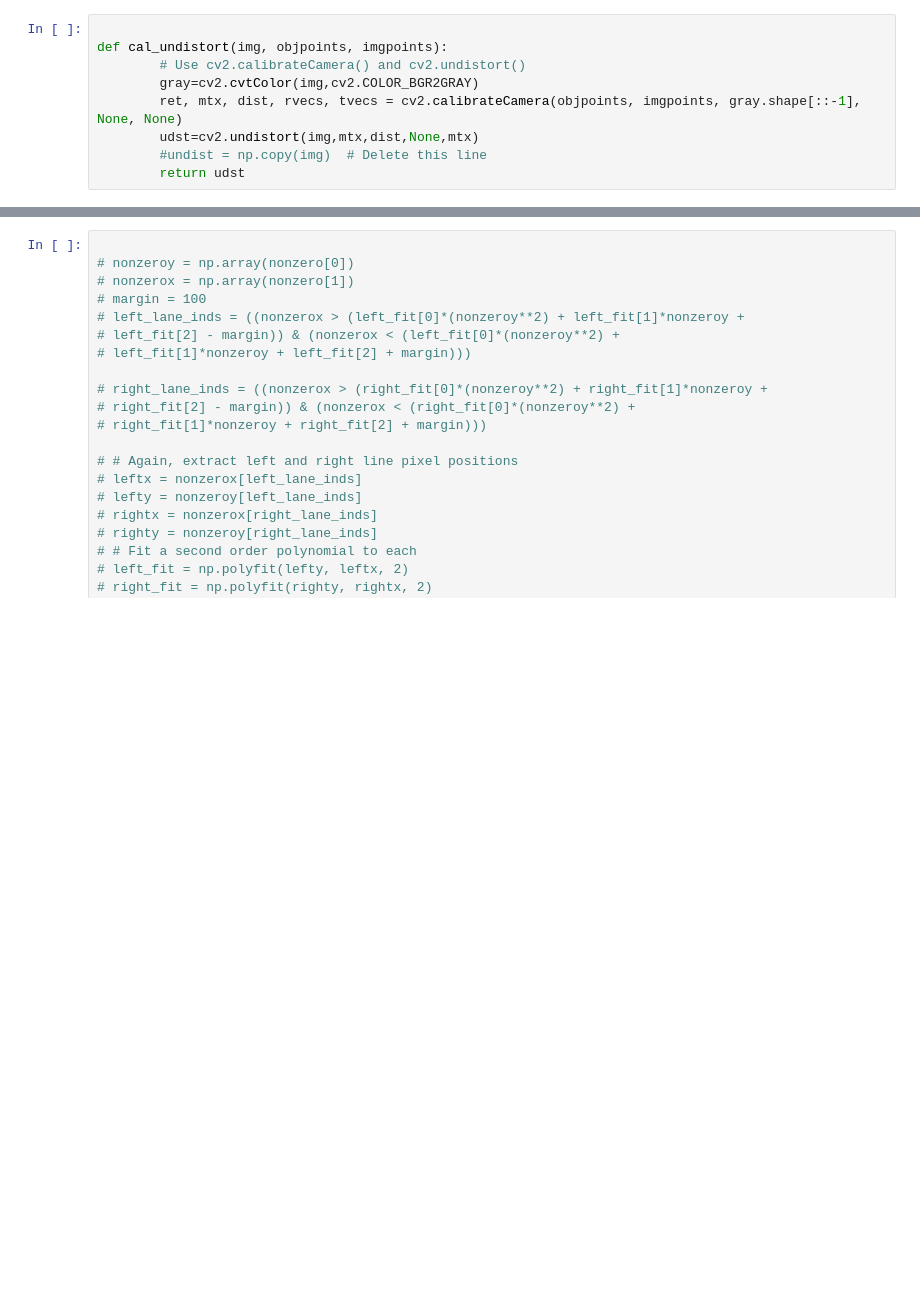
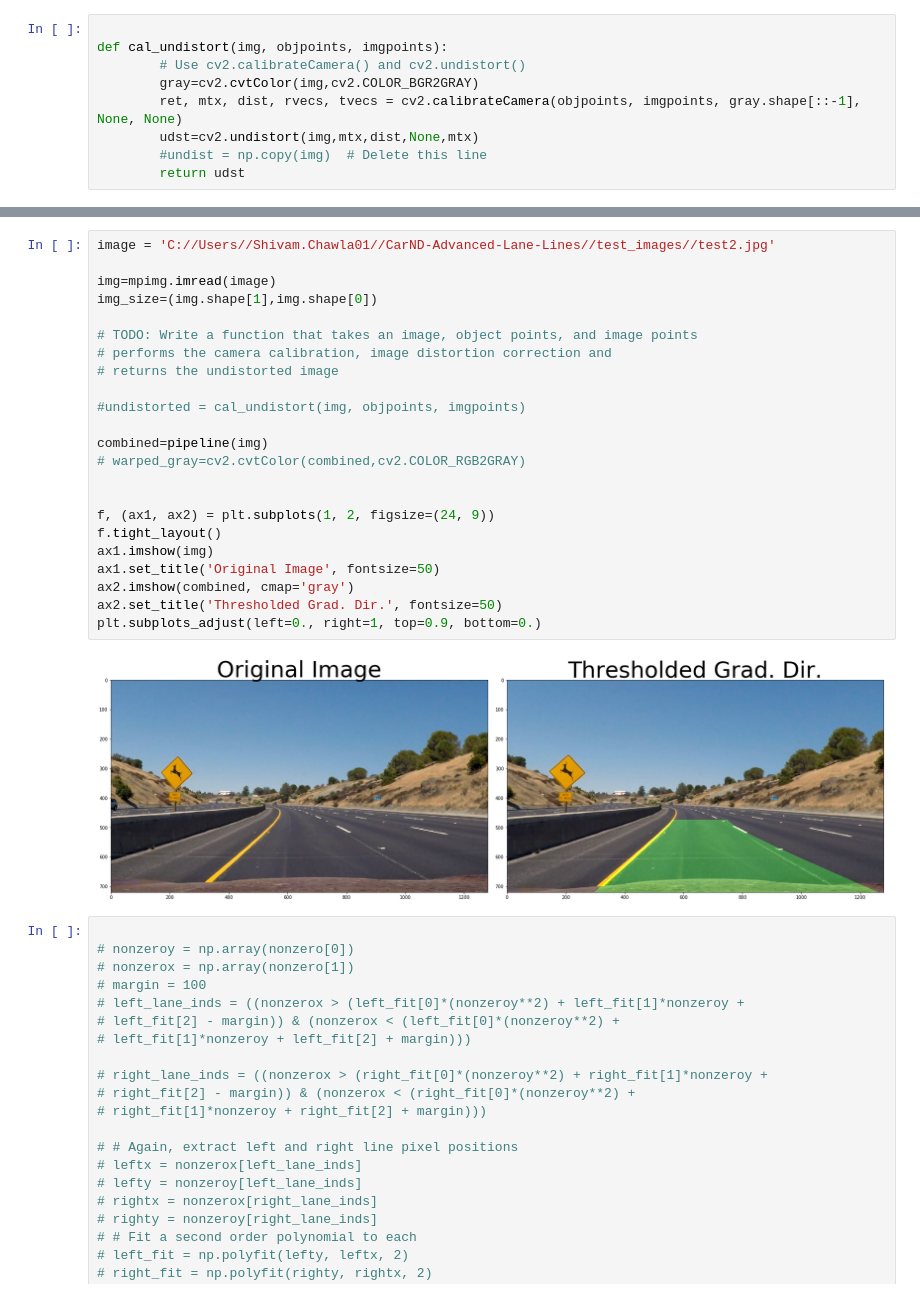
Before and after one commit to ShivamChawla01/CarND-Advanced-Lane-Lines, a Jupyter notebook: Advanced_Lane_lines.ipynb, the cells around one changed output, grey strips where cells are left out. Drawn from its saved outputs; the diff is of its cells as text; blank space fills up the shorter version.

```diff
--- a/Advanced_Lane_lines.ipynb
+++ b/Advanced_Lane_lines.ipynb
@@ -369,3 +292,28 @@ plt.subplots_adjust(left=0., right=1, top=0.9, bottom=0.)
+# %%
+image = 'C://Users//Shivam.Chawla01//CarND-Advanced-Lane-Lines//test_images//test2.jpg'
+
+img=mpimg.imread(image)
+img_size=(img.shape[1],img.shape[0])
+
+# TODO: Write a function that takes an image, object points, and image points
+# performs the camera calibration, image distortion correction and
+# returns the undistorted image
+
+#undistorted = cal_undistort(img, objpoints, imgpoints)
+
+combined=pipeline(img)
+# warped_gray=cv2.cvtColor(combined,cv2.COLOR_RGB2GRAY)
+
+
+f, (ax1, ax2) = plt.subplots(1, 2, figsize=(24, 9))
+f.tight_layout()
+ax1.imshow(img)
+ax1.set_title('Original Image', fontsize=50)
+ax2.imshow(combined, cmap='gray')
+ax2.set_title('Thresholded Grad. Dir.', fontsize=50)
+plt.subplots_adjust(left=0., right=1, top=0.9, bottom=0.)
+# %% [output]
+[figure, added]
 # %%
 
 # nonzeroy = np.array(nonzero[0])
```
Also changed, not shown: parts of 4 cells of this notebook, 2 other files.
